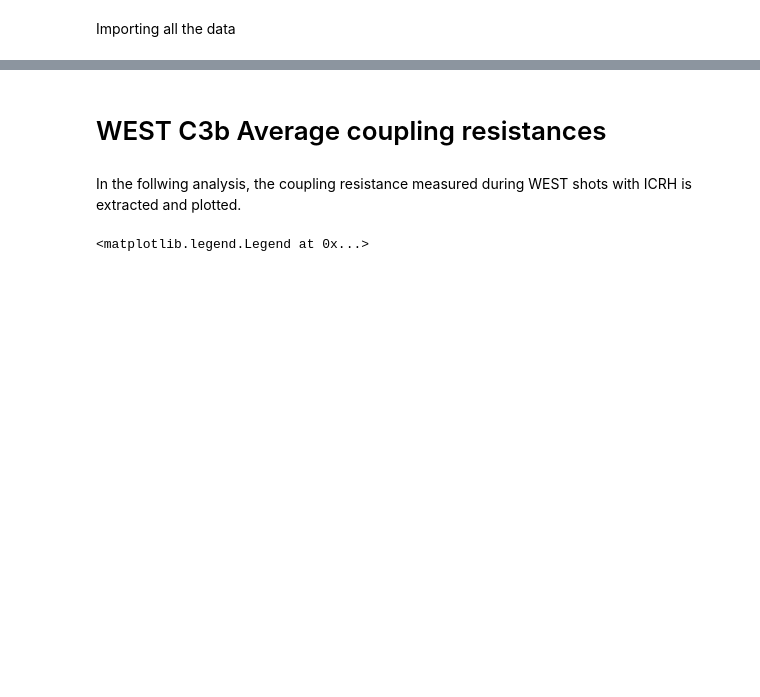
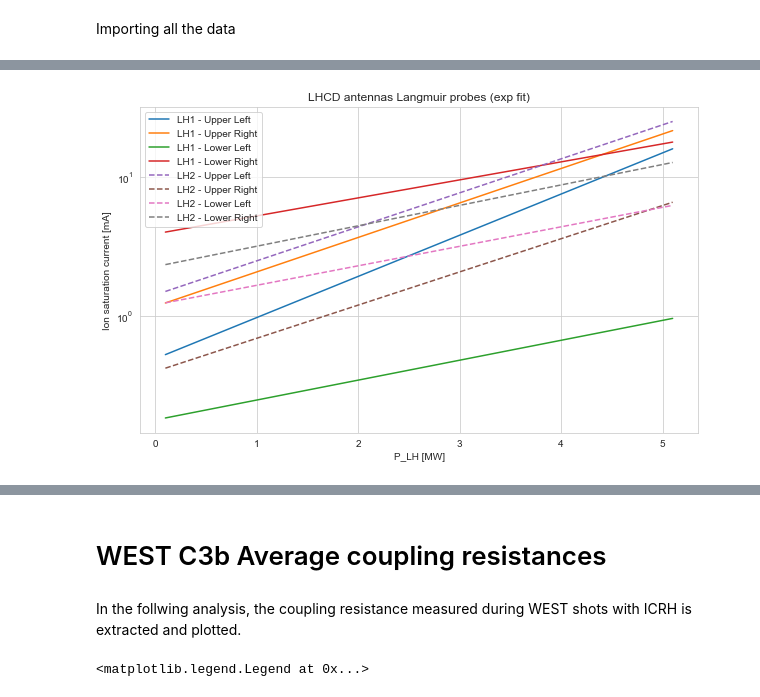
Before and after one commit to Hash--/ICRH, a Jupyter notebook: notebooks/WEST/C3b/WEST_C3b_coupling_analysis.ipynb, the cells around one changed output, grey strips where cells are left out. Saved outputs shown, nothing was run; the diff lists cells and outputs as text; code cells hidden in the pictures; blank space fills up the shorter version.

```diff
--- a/notebooks/WEST/C3b/WEST_C3b_coupling_analysis.ipynb
+++ b/notebooks/WEST/C3b/WEST_C3b_coupling_analysis.ipynb
@@ -54,0 +77,24 @@ Database contains 128 shots, from #53566 to #54178
+# %%
+def exp_fit(x, a, k):
+    return a*np.exp(k*x)
+# %%
+
+P_LH = np.linspace(0.1, 5.1, num=101)
+ls = ['-', '-', '-', '-',
+      '--', '--', '--', '--']
+fig, ax = plt.subplots()
+for idx in tqdm(range(8)):
+    y = data_Q2.query('P_LH_avg > 0.1').query(f'Lang{idx+1}_avg < 30')[f'Lang{idx+1}_avg']
+    x = data_Q2.query('P_LH_avg > 0.1').query(f'Lang{idx+1}_avg < 30')['P_LH_avg']
+    p, _ = curve_fit(exp_fit, x, y, p0=(1,1))
+    ax.plot(P_LH, exp_fit(P_LH, *p), ls=ls[idx])
+    #ax.scatter(x, y, alpha=0.2)
+ax.legend(labels)
+ax.set_yscale('log')
+
+ax.set_ylabel('Ion saturation current [mA]')
+ax.set_xlabel('P_LH [MW]')
+ax.set_title('LHCD antennas Langmuir probes (exp fit)')
+fig.savefig('WEST_C3b_LangmuirLHCD_vs_P_LH_fit.png', dpi=150)
+# %% [output]
+[figure, added]
```
Also changed, not shown: parts of 14 cells of this notebook, 5 other files.
